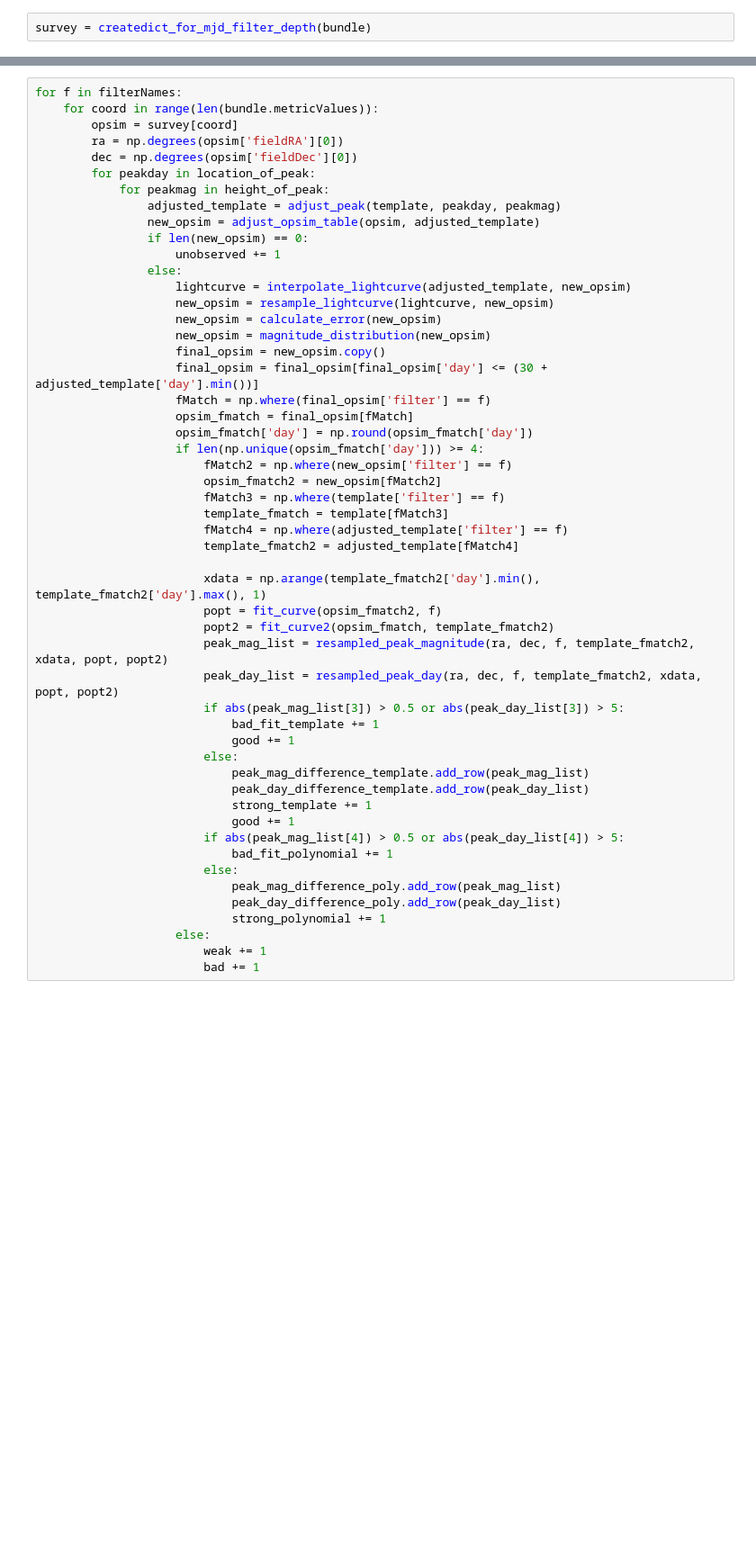
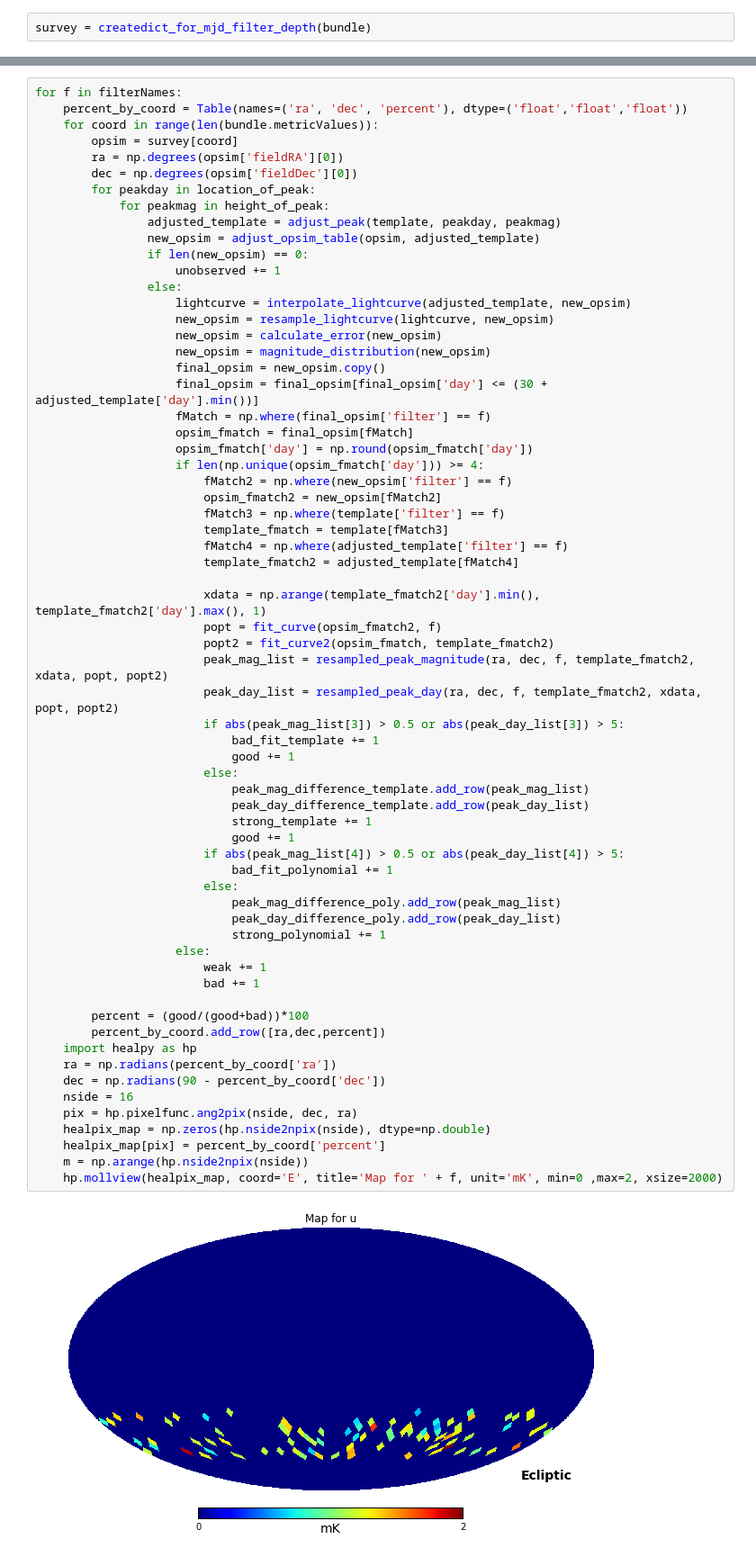
Before and after one commit to hbowden3/LSST_Supernova, a Jupyter notebook: Resample Supernova Lightcurve Using LSST MAF.ipynb, the cells around one changed output, grey strips where cells are left out. Shown at 90% size. Drawn from its saved outputs; the diff is of its cells as text; blank space fills up the shorter version.

```diff
--- a/Resample Supernova Lightcurve Using LSST MAF.ipynb
+++ b/Resample Supernova Lightcurve Using LSST MAF.ipynb
@@ -305,6 +305,7 @@ good = 0.
 bad = 0.
 # %%
 for f in filterNames:
+    percent_by_coord = Table(names=('ra', 'dec', 'percent'), dtype=('float','float','float'))
     for coord in range(len(bundle.metricValues)):
         opsim = survey[coord]
         ra = np.degrees(opsim['fieldRA'][0])
@@ -328,30 +329,44 @@ for f in filterNames:
                     if len(np.unique(opsim_fmatch['day'])) >= 4:
                         fMatch2 = np.where(new_opsim['filter'] == f)
                         opsim_fmatch2 = new_opsim[fMatch2]
                         fMatch3 = np.where(template['filter'] == f)
                         template_fmatch = template[fMatch3]
                         fMatch4 = np.where(adjusted_template['filter'] == f)
                         template_fmatch2 = adjusted_template[fMatch4]
 
                         xdata = np.arange(template_fmatch2['day'].min(), template_fmatch2['day'].max(), 1)
                         popt = fit_curve(opsim_fmatch2, f)
                         popt2 = fit_curve2(opsim_fmatch, template_fmatch2)
                         peak_mag_list = resampled_peak_magnitude(ra, dec, f, template_fmatch2, xdata, popt, popt2)
                         peak_day_list = resampled_peak_day(ra, dec, f, template_fmatch2, xdata, popt, popt2)
                         if abs(peak_mag_list[3]) > 0.5 or abs(peak_day_list[3]) > 5:
                             bad_fit_template += 1
                             good += 1
                         else:
                             peak_mag_difference_template.add_row(peak_mag_list)
                             peak_day_difference_template.add_row(peak_day_list)
                             strong_template += 1
                             good += 1
                         if abs(peak_mag_list[4]) > 0.5 or abs(peak_day_list[4]) > 5:
                             bad_fit_polynomial += 1
                         else:
                             peak_mag_difference_poly.add_row(peak_mag_list)
                             peak_day_difference_poly.add_row(peak_day_list)
                             strong_polynomial += 1
                     else:
                         weak += 1
                         bad += 1
+
+        percent = (good/(good+bad))*100
+        percent_by_coord.add_row([ra,dec,percent])
+    import healpy as hp
+    ra = np.radians(percent_by_coord['ra'])
+    dec = np.radians(90 - percent_by_coord['dec'])
+    nside = 16
+    pix = hp.pixelfunc.ang2pix(nside, dec, ra)
+    healpix_map = np.zeros(hp.nside2npix(nside), dtype=np.double)
+    healpix_map[pix] = percent_by_coord['percent']
+    m = np.arange(hp.nside2npix(nside))
+    hp.mollview(healpix_map, coord='E', title='Map for ' + f, unit='mK', min=0 ,max=2, xsize=2000)
+# %% [output]
+[figure, added]
```
Also changed, not shown: parts of 9 cells of this notebook.
